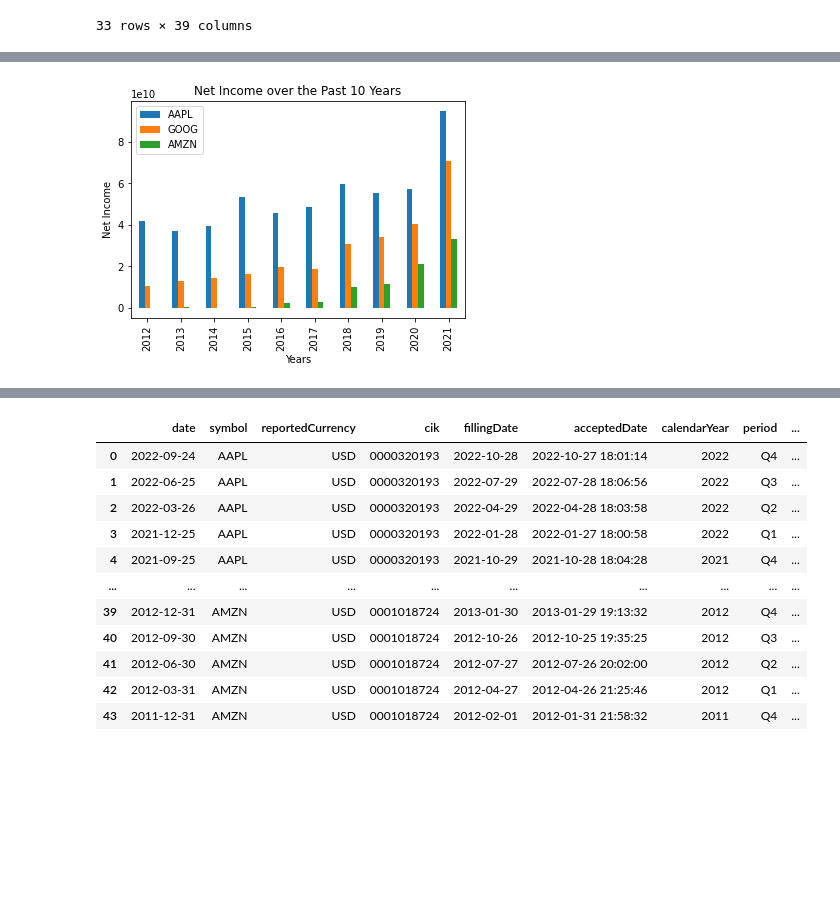
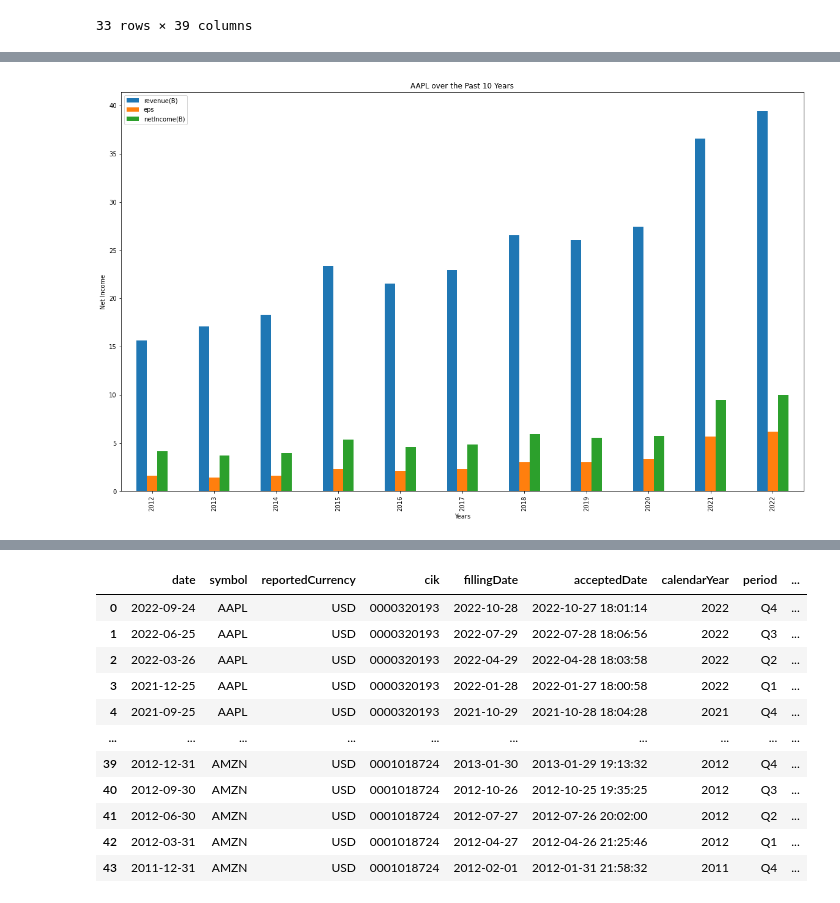
Before and after one commit to lyndsaywylie/Project-1, a Jupyter notebook: kim.ipynb, the cells around one changed output, grey strips where cells are left out. Cells and saved outputs as stored; diff of their text form; code cells hidden in the pictures; blank space fills up the shorter version.

```diff
--- a/kim.ipynb
+++ b/kim.ipynb
@@ -62,18 +62,16 @@ del_df
 | 8 | 2013-12-31 | AMZN | 2014-01-31 | 2013 | FY | 74452000000 | 11686000000 | 274000000 | 0.029462 | ... |
 | 9 | 2012-12-31 | AMZN | 2013-01-30 | 2012 | FY | 61093000000 | 4139000000 | -39000000 | -0.004500 | ... |
 | 10 | 2011-12-31 | AMZN | 2012-02-01 | 2011 | FY | 48077000000 | 10789000000 | 631000000 | 0.068438 | ... |
-# %%
-#create fake data
-del_df = pd.DataFrame({'Years': [2012, 2013, 2014, 2015, 2016, 2017, 2018, 2019, 2020, 2021],
-                   'AAPL': [41733000000, 37037000000, 39510000000, 53394000000, 45687000000, 48351000000, 59531000000, 55256000000, 57411000000, 94860000000],
-                   'GOOG': [10737000000, 12920000000, 14444000000, 16348000000, 19478000000, 18662000000, 30736000000, 34343000000, 40269000000, 70633000000],
-                   'AMZN': [-39000000, 244000000, -241000000, 596000000, 2371000000, 3033000000, 10073000000, 11588000000, 21331000000, 33364000000]})
-
-#plot columns on bar chart
-del_df[['AAPL', 'GOOG', 'AMZN', 'Years']].plot(x='Years', kind='bar')
-plt.title("Net Income over the Past 10 Years")
-plt.xlabel("Years")
-plt.ylabel("Net Income")
-plt.show()
-# %% [output]
-[figure, removed]
+# %%
+del_df.sort_values('calendarYear', inplace=True)
+# %%
+del_df["revenue(B)"] = del_df['revenue'] / 10e9
+del_df["netIncome(B)"] = del_df['netIncome'] / 10e9
+# %%
+del_df.loc[del_df["symbol"] == "AAPL"].plot("calendarYear", ['revenue(B)', 'eps', 'netIncome(B)'], kind= 'bar', figsize=(20,12))
+plt.title("AAPL over the Past 10 Years")
+plt.xlabel("Years")
+plt.ylabel("Net Income")
+plt.show()
+# %% [output]
+[figure, added]
```
Also changed, not shown: parts of 10 cells of this notebook.
